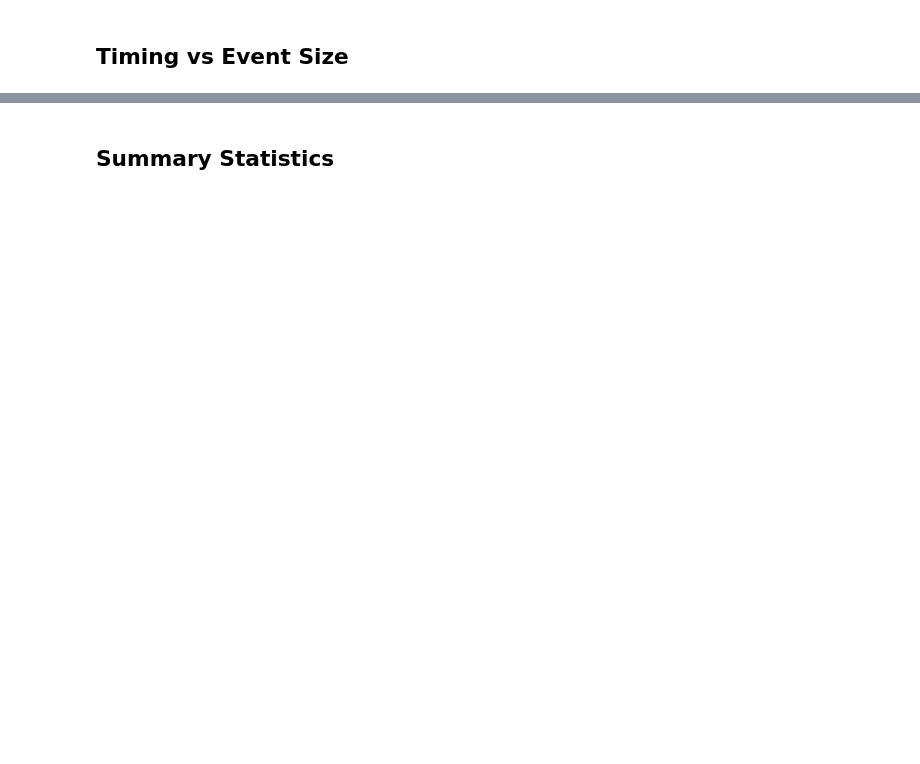
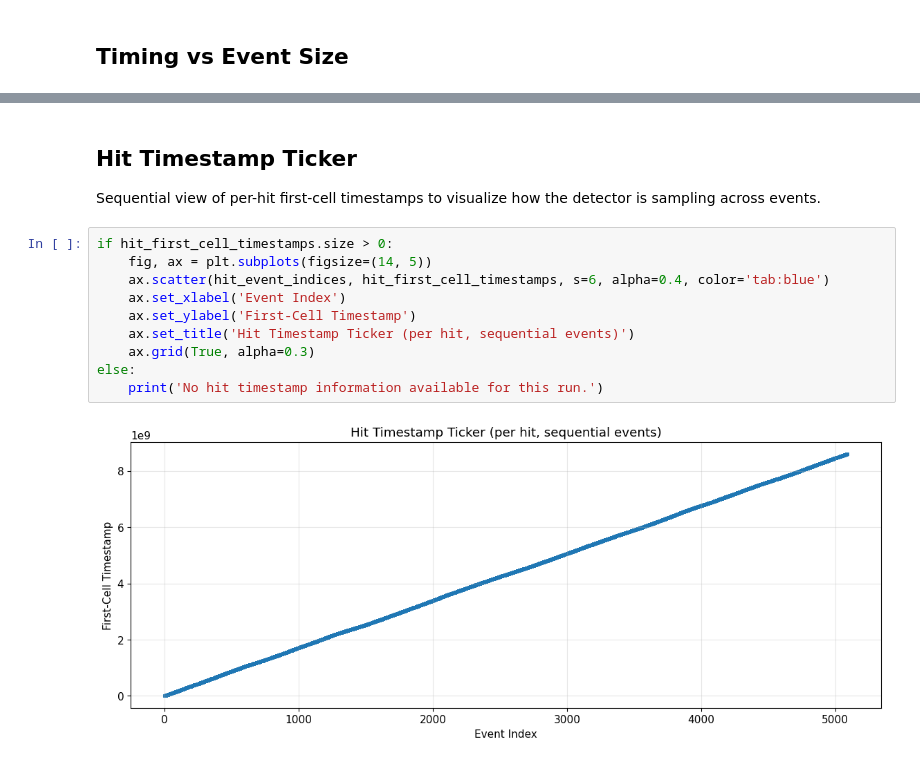
Before and after one commit to jaca230/midas_file_unpacker_app, a Jupyter notebook: notebooks/SAMPIC/timing_analysis.ipynb, the cells around one changed output, grey strips where cells are left out. Saved outputs shown, nothing was run; the diff lists cells and outputs as text; blank space fills up the shorter version.

```diff
--- a/notebooks/SAMPIC/timing_analysis.ipynb
+++ b/notebooks/SAMPIC/timing_analysis.ipynb
@@ -257,2 +350,16 @@ plt.show()
-# %% [markdown]
-## Summary Statistics
+# %% [markdown]
+## Hit Timestamp Ticker
+
+Sequential view of per-hit first-cell timestamps to visualize how the detector is sampling across events.
+# %%
+if hit_first_cell_timestamps.size > 0:
+    fig, ax = plt.subplots(figsize=(14, 5))
+    ax.scatter(hit_event_indices, hit_first_cell_timestamps, s=6, alpha=0.4, color='tab:blue')
+    ax.set_xlabel('Event Index')
+    ax.set_ylabel('First-Cell Timestamp')
+    ax.set_title('Hit Timestamp Ticker (per hit, sequential events)')
+    ax.grid(True, alpha=0.3)
+else:
+    print('No hit timestamp information available for this run.')
+# %% [output]
+[figure, added]
```
Also changed, not shown: parts of 17 cells of this notebook, 7 other files.
